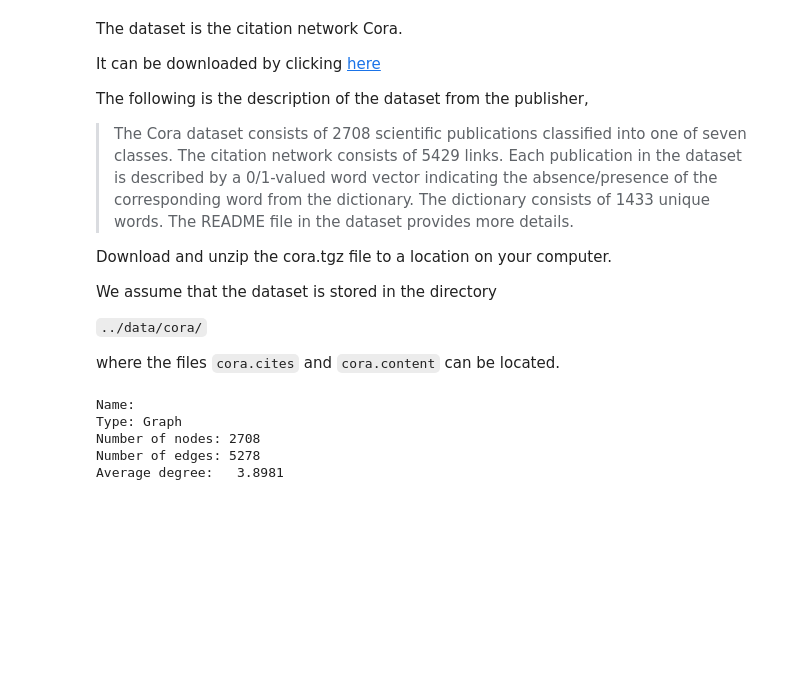
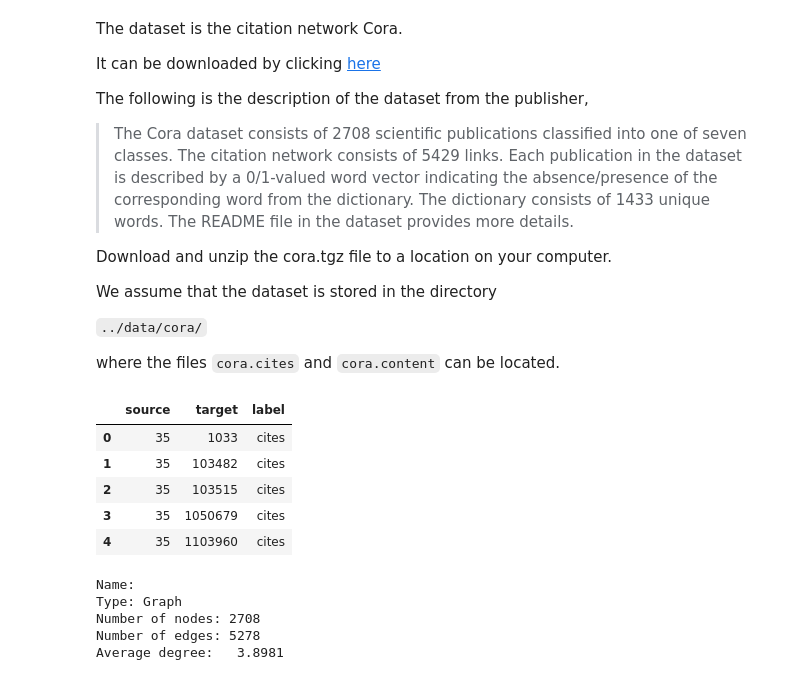
Before and after one commit to stellargraph/stellar-practical-ml-on-graphs, a Jupyter notebook: notebooks/Traditional-SNA.ipynb, the cells around one changed output. Drawn from its saved outputs; the diff is of its cells as text; code cells hidden in the pictures; blank space fills up the shorter version.

```diff
--- a/notebooks/Traditional-SNA.ipynb
+++ b/notebooks/Traditional-SNA.ipynb
@@ -294,6 +294,15 @@ data_dir = "../data/cora"
 # load edgelist data
 edgelist = pd.read_table(os.path.join(data_dir, "cora.cites"), header=None, names=["source", "target"])
 edgelist["label"] = "cites"
+# %%
+edgelist.head()
+# %% [output]
+|  | source | target | label |
+| 0 | 35 | 1033 | cites |
+| 1 | 35 | 103482 | cites |
+| 2 | 35 | 103515 | cites |
+| 3 | 35 | 1050679 | cites |
+| 4 | 35 | 1103960 | cites |
 # %%
 g_nx = nx.from_pandas_edgelist(edgelist)
 # %%
```
Also changed, not shown: parts of 20 cells of this notebook.
